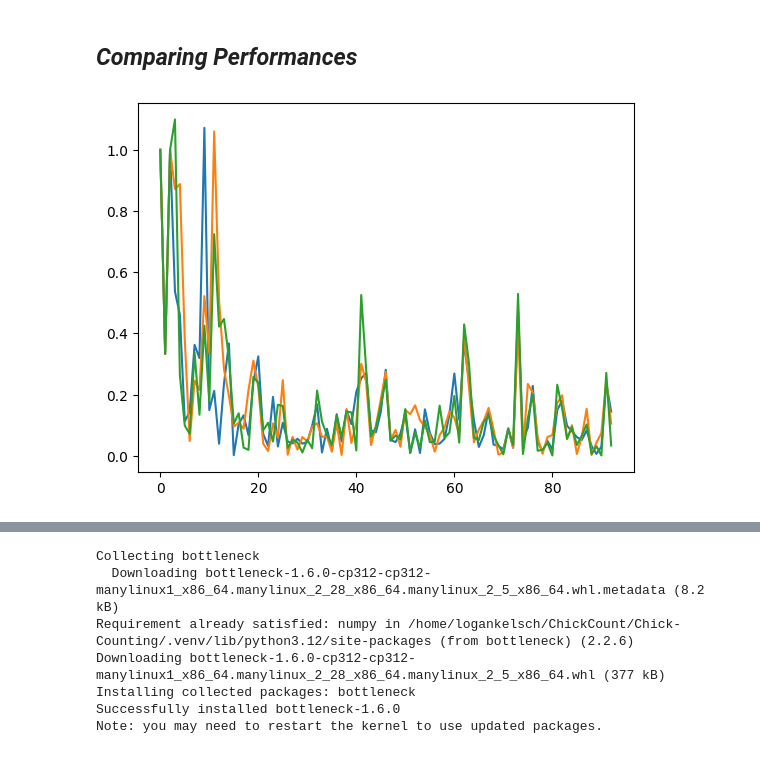
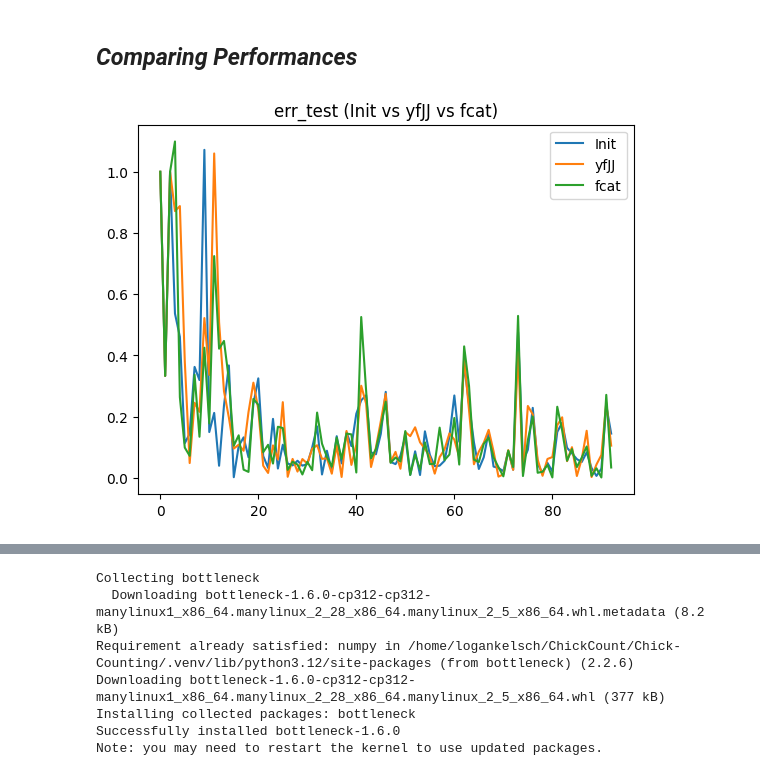
Before and after one commit to Jairik/Chick-Counting, a Jupyter notebook: rgb/mm_tp.ipynb, the cells around one changed output, grey strips where cells are left out. Drawn from its saved outputs; the diff is of its cells as text; code cells hidden in the pictures.

Commit message:
utilized ChatGPT to pretty visuals

```diff
--- a/rgb/mm_tp.ipynb
+++ b/rgb/mm_tp.ipynb
@@ -729,17 +729,13 @@ with open('wf_perf/pkl_fccat/err_test_q10.pkl', 'wb') as file:
 import pickle
 import matplotlib.pyplot as plt
 
+# ---------- Load ----------
 with open('wf_perf/pkl_init/err_test.pkl', 'rb') as file:
     init_w = pickle.load(file)
 with open('wf_perf/pkl_JJy/err_test.pkl', 'rb') as file:
     yfJJ_w = pickle.load(file)
 with open('wf_perf/pkl_fccat/err_test.pkl', 'rb') as file:
     fcat_w = pickle.load(file)
-
-plt.plot(init_w)
-plt.plot(yfJJ_w)
-plt.plot(fcat_w)
-plt.show()
 
 with open('wf_perf/pkl_init/err_test_q.pkl', 'rb') as file:
     init_q = pickle.load(file)
@@ -748,66 +744,83 @@ with open('wf_perf/pkl_JJy/err_test_q.pkl', 'rb') as file:
 with open('wf_perf/pkl_fccat/err_test_q.pkl', 'rb') as file:
     fcat_q = pickle.load(file)
 
-plt.plot(init_q)
-plt.plot(yfJJ_q)
-plt.plot(fcat_q)
-plt.show()
-
 with open('wf_perf/pkl_init/err_test_qma.pkl', 'rb') as file:
     init_qma = pickle.load(file)
 with open('wf_perf/pkl_JJy/err_test_qma.pkl', 'rb') as file:
     yfJJ_qma = pickle.load(file)
 with open('wf_perf/pkl_fccat/err_test_qma.pkl', 'rb') as file:
     fcat_qma = pickle.load(file)
-
-plt.plot(init_qma)
-plt.plot(yfJJ_qma)
-plt.plot(fcat_qma)
-plt.show()
 
 with open('wf_perf/pkl_init/err_test_q99.pkl', 'rb') as file:
     init_q99 = pickle.load(file)
 with open('wf_perf/pkl_JJy/err_test_q99.pkl', 'rb') as file:
     yfJJ_q99 = pickle.load(file)
 with open('wf_perf/pkl_fccat/err_test_q99.pkl', 'rb') as file:
     fcat_q99 = pickle.load(file)
 
-for i in range(init_q99.shape[1]):
-    plt.plot(init_q99[:,i])
-    plt.plot(yfJJ_q99[:,i])
-    plt.plot(fcat_q99[:,i])
-    plt.title(f'Q99 on {i+1} batches')
-    plt.legend(['Init','yfJJ','fcat'])
-    plt.show()
-
 with open('wf_perf/pkl_init/err_test_q50.pkl', 'rb') as file:
     init_q50 = pickle.load(file)
 with open('wf_perf/pkl_JJy/err_test_q50.pkl', 'rb') as file:
     yfJJ_q50 = pickle.load(file)
 with open('wf_perf/pkl_fccat/err_test_q50.pkl', 'rb') as file:
     fcat_q50 = pickle.load(file)
-
-for i in range(init_q50.shape[1]):
-    plt.plot(init_q50[:,i])
-    plt.plot(yfJJ_q50[:,i])
-    plt.plot(fcat_q50[:,i])
-    plt.title(f'Q50 on {i+1} batches')
-    plt.legend(['Init','yfJJ','fcat'])
-    plt.show()
 
 with open('wf_perf/pkl_init/err_test_q10.pkl', 'rb') as file:
     init_q10 = pickle.load(file)
 with open('wf_perf/pkl_JJy/err_test_q10.pkl', 'rb') as file:
     yfJJ_q10 = pickle.load(file)
 with open('wf_perf/pkl_fccat/err_test_q10.pkl', 'rb') as file:
     fcat_q10 = pickle.load(file)
 
-for i in range(init_q10.shape[1]):
-    plt.plot(init_q10[:,i])
-    plt.plot(yfJJ_q10[:,i])
-    plt.plot(fcat_q10[:,i])
-    plt.title(f'Q10 on {i+1} batches')
-    plt.legend(['Init','yfJJ','fcat'])
-    plt.show()
+# ---------- Helpers ----------
+def plot_trio(ax, a, b, c, title):
+    ax.plot(a, label='Init')
+    ax.plot(b, label='yfJJ')
+    ax.plot(c, label='fcat')
+    ax.set_title(title)
+    ax.legend()
+
+def plot_batches_1x2(init_arr, yfJJ_arr, fcat_arr, qlabel, figsize=(12, 4)):
+    """Render two batches per figure: left = batch i, right = batch i+1."""
+    num_batches = init_arr.shape[1]
+    for i in range(0, num_batches, 2):
+        fig, ax = plt.subplots(1, 2, figsize=figsize, sharey=True)
+
+        # Left: batch i
+        plot_trio(ax[0],
+                  init_arr[:, i], yfJJ_arr[:, i], fcat_arr[:, i],
+                  f'{qlabel} on {i+1} batches')
+
+        # Right: batch i+1 if available
+        if i + 1 < num_batches:
+            plot_trio(ax[1],
+                      init_arr[:, i+1], yfJJ_arr[:, i+1], fcat_arr[:, i+1],
+                      f'{qlabel} on {i+2} batches')
+        else:
+            ax[1].axis('off')
+
+        plt.tight_layout()
+        plt.show()
+
+# ---------- Top-level summaries (unchanged, single figures) ----------
+plt.plot(init_w); plt.plot(yfJJ_w); plt.plot(fcat_w)
+plt.title('err_test (Init vs yfJJ vs fcat)')
+plt.legend(['Init','yfJJ','fcat'])
+plt.show()
+
+plt.plot(init_q); plt.plot(yfJJ_q); plt.plot(fcat_q)
+plt.title('err_test_q (Init vs yfJJ vs fcat)')
+plt.legend(['Init','yfJJ','fcat'])
+plt.show()
+
+plt.plot(init_qma); plt.plot(yfJJ_qma); plt.plot(fcat_qma)
+plt.title('err_test_qma (Init vs yfJJ vs fcat)')
+plt.legend(['Init','yfJJ','fcat'])
+plt.show()
+
+# ---------- Per-batch loops now 1x2 each ----------
+plot_batches_1x2(init_q99, yfJJ_q99, fcat_q99, 'Q99')
+plot_batches_1x2(init_q50, yfJJ_q50, fcat_q50, 'Q50')
+plot_batches_1x2(init_q10, yfJJ_q10, fcat_q10, 'Q10')
 # %% [output]
-[figure, old version]
+[figure, new version]
```
Also changed, not shown: parts of 2 cells of this notebook.
